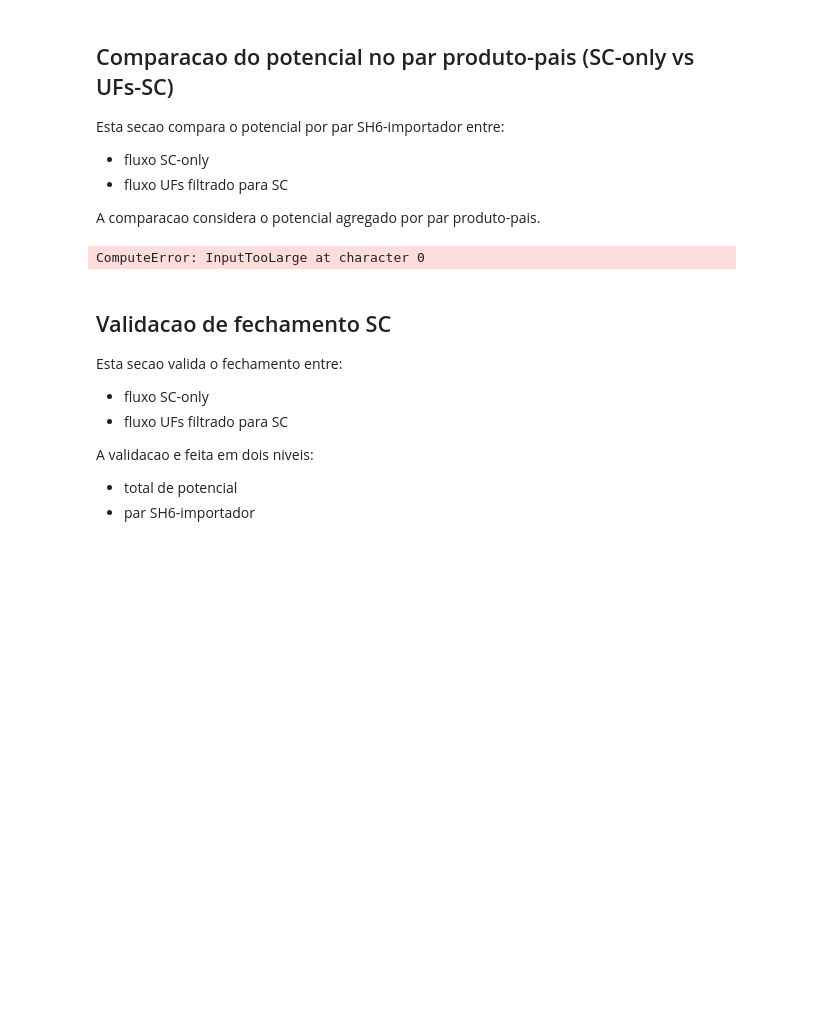
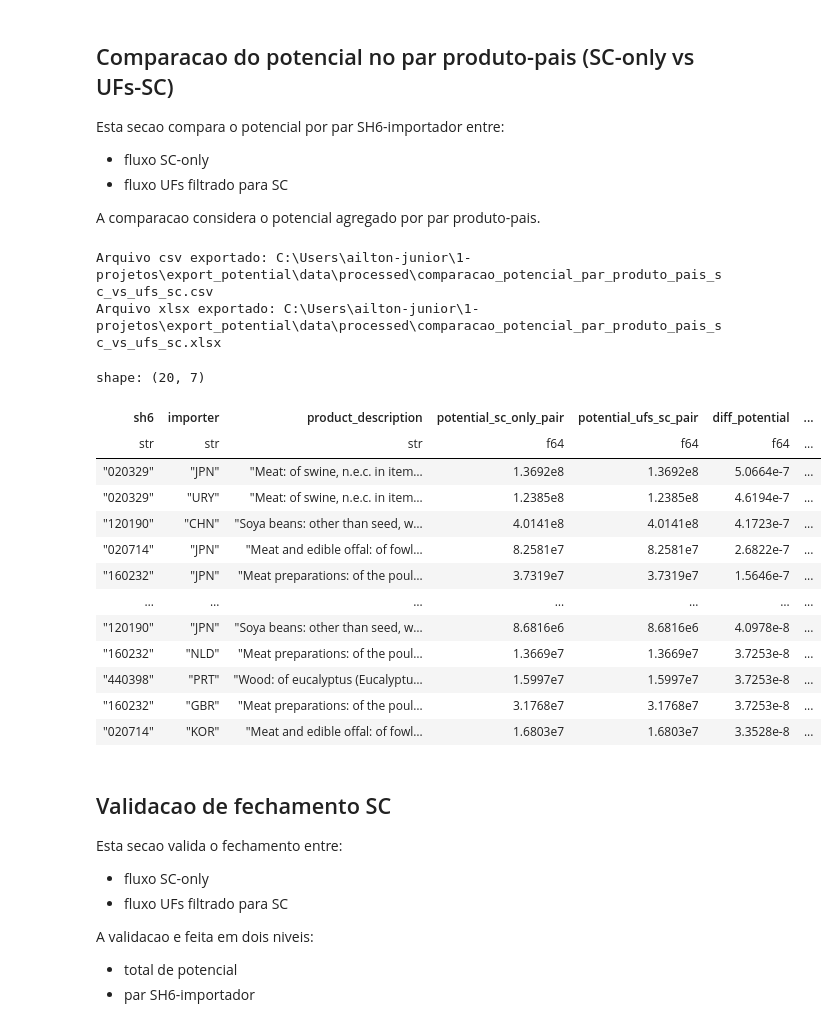
Before and after one commit to matheusrwh/export_potential, a Jupyter notebook: notebooks/validacao.ipynb, the cells around one changed output. Saved outputs shown, nothing was run; the diff lists cells and outputs as text; code cells hidden in the pictures; blank space fills up the shorter version.

```diff
--- a/notebooks/validação.ipynb
+++ b/notebooks/validacao.ipynb
@@ -519,8 +519,8 @@ def resolve_existing_path(candidates: list[str]) -> Path:
     raise FileNotFoundError(f'Nao foi possivel localizar nenhum dos caminhos: {candidates}')
 
 path_ufs_detail = resolve_existing_path([
-    'data/processed/epi_monetary_ufs.json',
-    '../data/processed/epi_monetary_ufs.json',
+    'data/processed/epi_monetary_ufs.parquet',
+    '../data/processed/epi_monetary_ufs.parquet',
 ])
 
 path_sc_detail = resolve_existing_path([
@@ -530,7 +530,7 @@ path_sc_detail = resolve_existing_path([
 ])
 
 df_ufs_pair = (
-    pl.read_json(path_ufs_detail)
+    pl.read_parquet(path_ufs_detail)
     .filter(pl.col('sg_uf') == 'SC')
     .with_columns([
         pl.col('sh6').cast(pl.Utf8).str.zfill(6).alias('sh6'),
@@ -590,34 +590,49 @@ resumo_pair = pl.DataFrame({
         'pares_apenas_sc_only',
         'pares_apenas_ufs_sc',
         'soma_potential_sc_only',
         'soma_potential_ufs_sc',
         'pct_total_potential',
     ],
     'valor': [
         float(df_sc_pair.height),
         float(df_ufs_pair.height),
         float(df_pair_cmp.height),
         float(df_only_sc.height),
         float(df_only_ufs.height),
         sum_sc,
         sum_ufs,
         pct_total,
     ],
 })
 
 out_dir = path_ufs_detail.parent
 out_pair_csv = out_dir / 'comparacao_potencial_par_produto_pais_sc_vs_ufs_sc.csv'
 out_pair_xlsx = out_dir / 'comparacao_potencial_par_produto_pais_sc_vs_ufs_sc.xlsx'
 
 df_pair_cmp.write_csv(out_pair_csv)
 df_pair_cmp.to_pandas().to_excel(out_pair_xlsx, index=False)
 
 print(f'Arquivo csv exportado: {out_pair_csv}')
 print(f'Arquivo xlsx exportado: {out_pair_xlsx}')
 resumo_pair
 df_pair_cmp.head(20)
 # %% [output]
-ComputeError: InputTooLarge at character 0
+Arquivo csv exportado: C:\Users\ailton-junior\1-projetos\export_potential\data\processed\comparacao_potencial_par_produto_pais_sc_vs_ufs_sc.csv
+Arquivo xlsx exportado: C:\Users\ailton-junior\1-projetos\export_potential\data\processed\comparacao_potencial_par_produto_pais_sc_vs_ufs_sc.xlsx
+shape: (20, 7)
+| sh6 | importer | product_description | potential_sc_only_pair | potential_ufs_sc_pair | diff_potential | ... |
+| str | str | str | f64 | f64 | f64 | ... |
+| "020329" | "JPN" | "Meat: of swine, n.e.c. in item… | 1.3692e8 | 1.3692e8 | 5.0664e-7 | ... |
+| "020329" | "URY" | "Meat: of swine, n.e.c. in item… | 1.2385e8 | 1.2385e8 | 4.6194e-7 | ... |
+| "120190" | "CHN" | "Soya beans: other than seed, w… | 4.0141e8 | 4.0141e8 | 4.1723e-7 | ... |
+| "020714" | "JPN" | "Meat and edible offal: of fowl… | 8.2581e7 | 8.2581e7 | 2.6822e-7 | ... |
+| "160232" | "JPN" | "Meat preparations: of the poul… | 3.7319e7 | 3.7319e7 | 1.5646e-7 | ... |
+| … | … | … | … | … | … | ... |
+| "120190" | "JPN" | "Soya beans: other than seed, w… | 8.6816e6 | 8.6816e6 | 4.0978e-8 | ... |
+| "160232" | "NLD" | "Meat preparations: of the poul… | 1.3669e7 | 1.3669e7 | 3.7253e-8 | ... |
+| "440398" | "PRT" | "Wood: of eucalyptus (Eucalyptu… | 1.5997e7 | 1.5997e7 | 3.7253e-8 | ... |
+| "160232" | "GBR" | "Meat preparations: of the poul… | 3.1768e7 | 3.1768e7 | 3.7253e-8 | ... |
+| "020714" | "KOR" | "Meat and edible offal: of fowl… | 1.6803e7 | 1.6803e7 | 3.3528e-8 | ... |
 # %% [markdown]
 ## Validacao de fechamento SC
 
```
Also changed, not shown: parts of 5 cells of this notebook, 6 other files.
